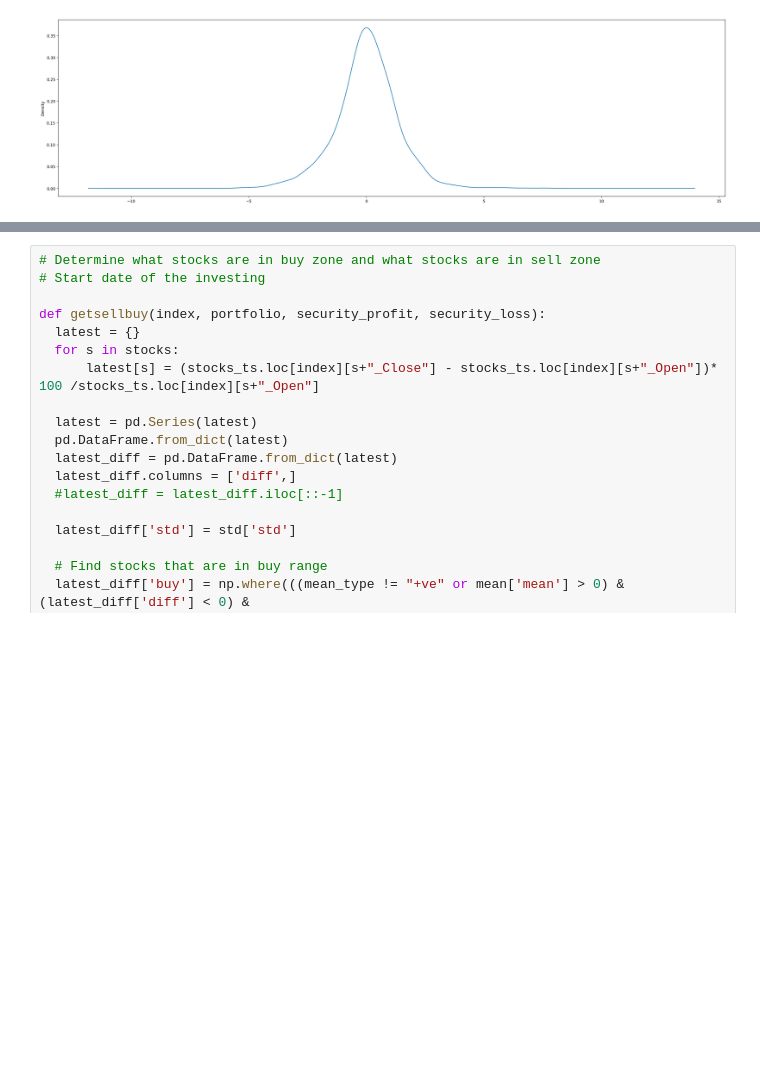
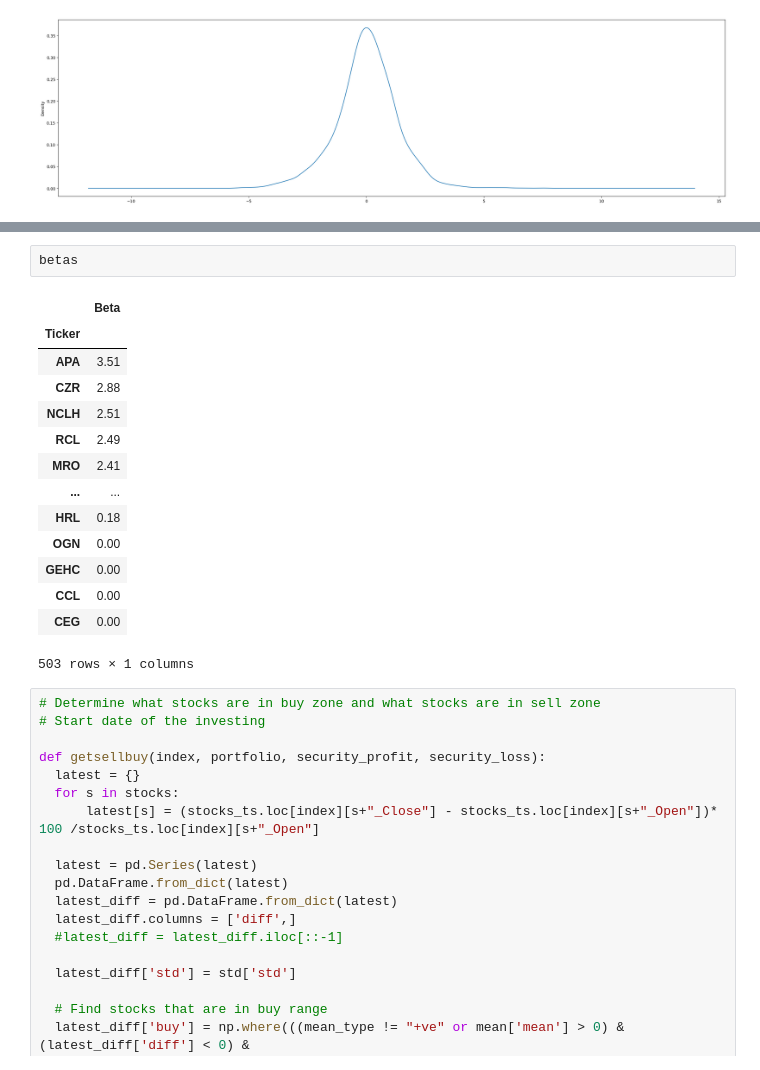
Before and after one commit to MuralidharB/tft-stocks, a Jupyter notebook: close_open.ipynb, the cells around one changed output, grey strips where cells are left out. Cells and saved outputs as stored; diff of their text form; blank space fills up the shorter version.

```diff
--- a/close_open.ipynb
+++ b/close_open.ipynb
@@ -274,6 +277,23 @@ fig.show()
 # %% [output]
 [interactive output not drawn]
 [interactive output not drawn]
+# %%
+betas
+# %% [output]
+|  | Beta |
+| Ticker |  |
+| APA | 3.51 |
+| CZR | 2.88 |
+| NCLH | 2.51 |
+| RCL | 2.49 |
+| MRO | 2.41 |
+| ... | ... |
+| HRL | 0.18 |
+| OGN | 0.00 |
+| GEHC | 0.00 |
+| CCL | 0.00 |
+| CEG | 0.00 |
+503 rows × 1 columns
 # %%
 # Determine what stocks are in buy zone and what stocks are in sell zone
 # Start date of the investing
```
Also changed, not shown: parts of 6 cells of this notebook.
